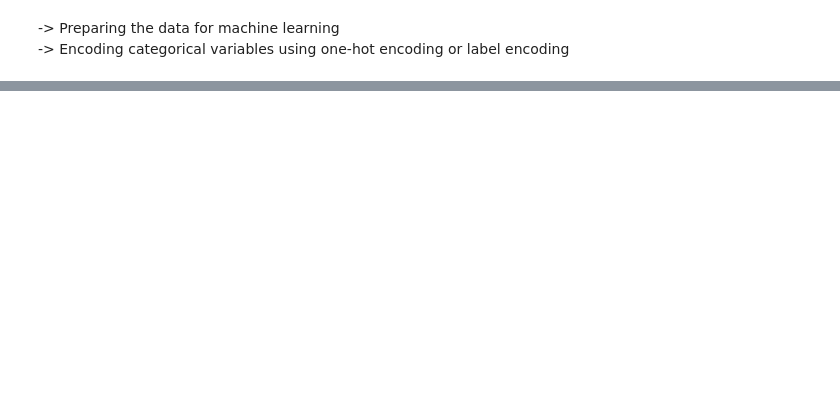
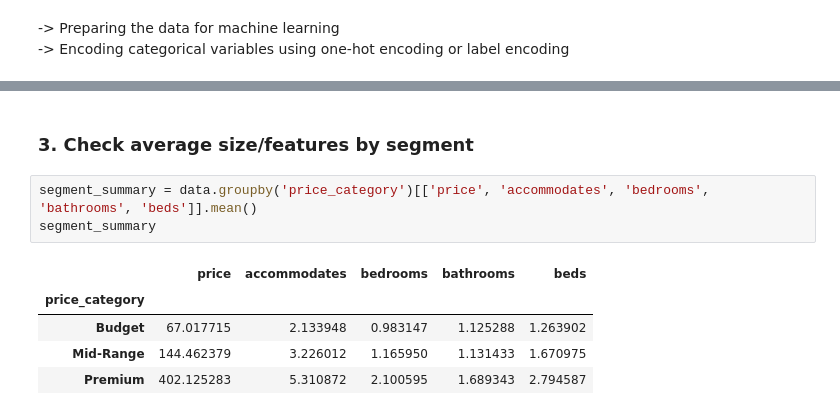
Before and after one commit to MM-Robin/data-analysis-project, a Jupyter notebook: AirBnb_price_dataset/airbnb-analysis.ipynb, the cells around one changed output, grey strips where cells are left out. Cells and saved outputs as stored; diff of their text form; blank space fills up the shorter version.

```diff
--- a/AirBnb_price_dataset/airbnb-analysis.ipynb
+++ b/AirBnb_price_dataset/airbnb-analysis.ipynb
@@ -163,0 +357,11 @@ KeyError: "None of [Index(['property_type'], dtype='object')] are in the [column
+# %% [markdown]
+### 3. Check average size/features by segment
+# %%
+segment_summary = data.groupby('price_category')[['price', 'accommodates', 'bedrooms', 'bathrooms', 'beds']].mean()
+segment_summary
+# %% [output]
+|  | price | accommodates | bedrooms | bathrooms | beds |
+| price_category |  |  |  |  |  |
+| Budget | 67.017715 | 2.133948 | 0.983147 | 1.125288 | 1.263902 |
+| Mid-Range | 144.462379 | 3.226012 | 1.165950 | 1.131433 | 1.670975 |
+| Premium | 402.125283 | 5.310872 | 2.100595 | 1.689343 | 2.794587 |
```
Also changed, not shown: parts of 30 cells of this notebook, 6 other files.
